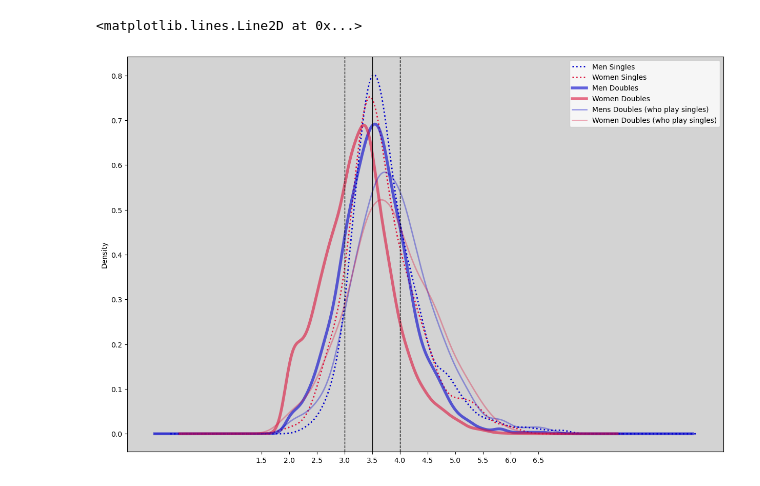
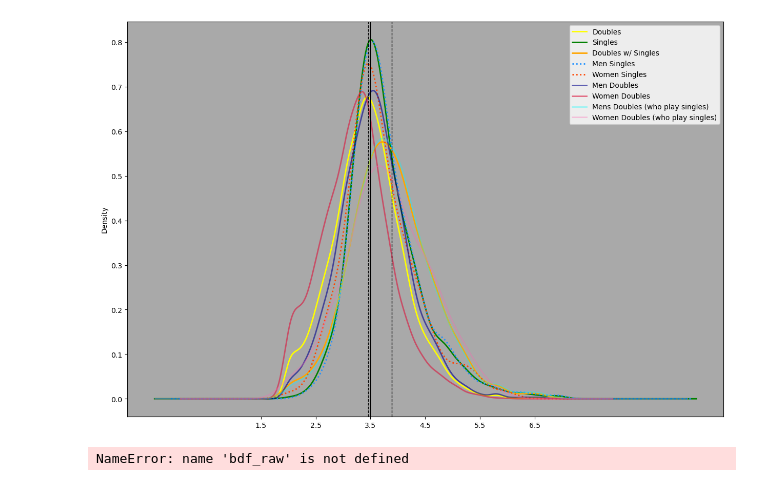
Before and after one commit to conner-mcnicholas/Pickleball_Timeout_Analysis, a Jupyter notebook: src/dupr.ipynb, the cells around one changed output. Cells and saved outputs as stored; diff of their text form; code cells hidden in the pictures.

```diff
--- a/src/dupr.ipynb
+++ b/src/dupr.ipynb
@@ -26,0 +31,13 @@ TypeError: Series.quantile() got an unexpected keyword argument 'method'
+# %%
+df_raw = pd.DataFrame()
+dict_metrx = {}
+df_quant = pd.DataFrame()
+mlist = [da,ds,dds,dm,dF,sm,sf,dms,dfs]
+nlist = ["Doubles","Singles","Doubles w/ Singles","Men Doubles","Women Doubles","Men Singles","Women Singles","Men Doubles w/ Singles","Women Doubles w/ Singles"]
+for n,m in zip(nlist,mlist):
+    df_raw[n] = m
+    dict_metrx[n] = {"mean":m.mean().round(3),"median":m.median().round(3)}
+    df_quant[n] = m.quantile([.01*x for x in range(0,101)],interpolation="nearest")
+df_metrx=pd.DataFrame(dict_metrx.values())
+df_metrx["metric"]=dict_metrx.keys()
+df_quant.reset_index(drop=False,inplace=True,names="pctile")
@@ -27,29 +61,48 @@ TypeError: Series.quantile() got an unexpected keyword argument 'method'
 # %%
-dm=df_dupr[df_dupr.gender == "M"].doubles_dupr
-df=df_dupr[df_dupr.gender == "F"].doubles_dupr
-sm=df_dupr[df_dupr.gender == "M"].singles_dupr.astype("float")
-sf=df_dupr[df_dupr.gender == "F"].singles_dupr.astype("float")
-dms=df_dupr.loc[df_dupr.gender=="M"][lambda x:pd.notna(x.singles_dupr)]["doubles_dupr"]
-dfs=df_dupr.loc[df_dupr.gender=="F"][lambda x:pd.notna(x.singles_dupr)]["doubles_dupr"]
-df = pd.DataFrame({"Men Doubles":dm,"Women Doubles":df,"Men Singles":sm,"Women Singles":sf, \
-                   "Men Doubles w/ Singles":dms,"Women Doubles w/ Singles":dfs})
+df_raw["Doubles"].plot.kde(color="yellow",linewidth=2,figsize=(15,10))
+df_raw["Singles"].plot.kde(color="green",linewidth=2)
+df_raw["Doubles w/ Singles"].plot.kde(color="orange",linewidth=2)
 
-df["Men Singles"].plot.kde(color="mediumblue",linewidth=2,linestyle=":",figsize=(15,10))
-df["Women Singles"].plot.kde(color="crimson",linewidth=2,linestyle=":")
+df_raw["Men Singles"].plot.kde(color="dodgerblue",linewidth=2,linestyle=":")
+df_raw["Women Singles"].plot.kde(color="orangered",linewidth=2,linestyle=":")
 
-df["Men Doubles"].plot.kde(color="mediumblue",linewidth=4,alpha=.6)
-df["Women Doubles"].plot.kde(color="crimson",linewidth=4,alpha=.6)
+df_raw["Men Doubles"].plot.kde(color="darkblue",linewidth=2,alpha=.6)
+df_raw["Women Doubles"].plot.kde(color="crimson",linewidth=2,alpha=.6)
 
-df["Men Doubles w/ Singles"].plot.kde(color="mediumblue",linewidth=2,alpha=.35)
-df["Women Doubles w/ Singles"].plot.kde(color="crimson",linewidth=2,alpha=.35).set_facecolor("lightgrey")
+df_raw["Men Doubles w/ Singles"].plot.kde(color="cyan",linewidth=2,alpha=.35)
+df_raw["Women Doubles w/ Singles"].plot.kde(color="hotpink",linewidth=2,alpha=.35).set_facecolor("darkgrey")
 
-plt.legend(["Men Singles","Women Singles","Men Doubles","Women Doubles","Mens Doubles (who play singles)","Women Doubles (who play singles)"])
-plt.xticks([1.5,2,2.5,3,3.5,4,4.5,5,5.5,6,6.5])
+plt.legend(["Doubles","Singles","Doubles w/ Singles", \
+            "Men Singles","Women Singles", \
+                "Men Doubles","Women Doubles", \
+                    "Mens Doubles (who play singles)","Women Doubles (who play singles)"])
 
-plt.axvline(x=3.0, color='black',linewidth=1,linestyle="--")
+plt.xticks([1.5,2.5,3.5,4.5,5.5,6.5])
+plt.axvline(x=3.46, color='black',linewidth=1,linestyle="--")
 plt.axvline(x=3.5, color='black',linewidth=1)
-plt.axvline(x=4.0, color='black',linewidth=1,linestyle="--")
+plt.axvline(x=3.89, color='black',linewidth=1,linestyle="--")
 plt.show(block=True)
 # %% [output]
-<matplotlib.lines.Line2D at 0x...>
-[figure, old version]
+[figure, new version]
+# %%
+bdf_raw["Doubles"].plot.kde(color="black",linewidth=3,figsize=(15,10)).set_facecolor("darkgrey")
+df_raw["Singles"].plot.kde(color="black",linewidth=1,linestyle="--")
+df_raw["Doubles w/ Singles"].plot.kde(color="black",linewidth=2)
+
+df_raw["Men Doubles"].plot.kde(color="blue",linewidth=3)
+df_raw["Men Singles"].plot.kde(color="blue",linewidth=1,linestyle="--")
+df_raw["Men Doubles w/ Singles"].plot.kde(color="blue",linewidth=1)
+
+df_raw["Women Doubles"].plot.kde(color="red",linewidth=3)
+df_raw["Women Singles"].plot.kde(color="red",linewidth=1,linestyle="--")
+df_raw["Women Doubles w/ Singles"].plot.kde(color="red",linewidth=1)
+
+plt.legend(["Doubles","Singles","Doubles w/ Singles","Men Doubles","Men Singles","Mens Doubles (who play singles)","Women Doubles","Women Singles","Women Doubles (who play singles)"])
+plt.xticks([2,3.2,3.5,3.8,5,6.2])
+
+plt.axvline(x=3.2, color='white',linewidth=1,linestyle=":",alpha=.9)
+plt.axvline(x=3.5, color='yellow',linewidth=1,linestyle=":",alpha=.9)
+plt.axvline(x=3.8, color='white',linewidth=1,linestyle=":",alpha=.9)
+plt.show(block=True)
+# %% [output]
+NameError: name 'bdf_raw' is not defined
```
Also changed, not shown: parts of 9 cells of this notebook, 5 other files.
